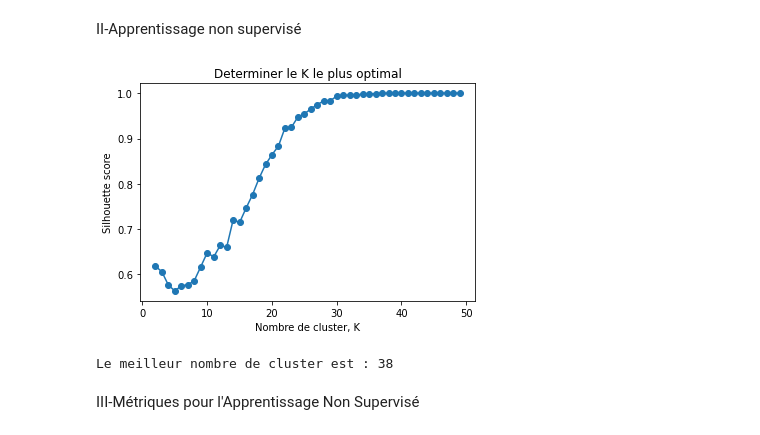
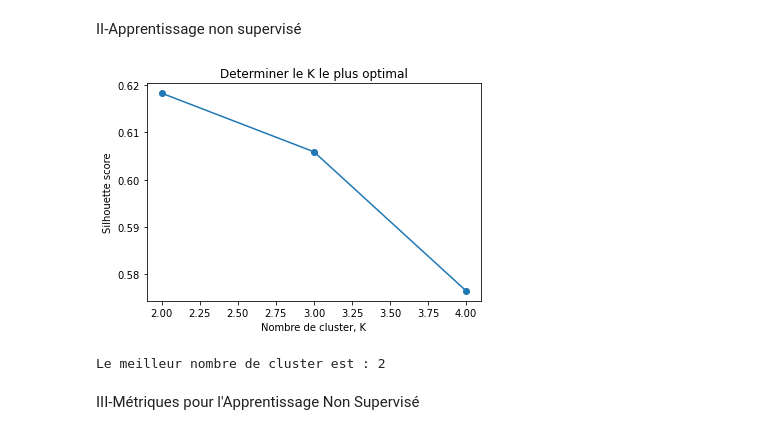
Before and after one commit to joelmw24/ProjetIA, a Jupyter notebook: besoin1.ipynb, the cells around one changed output. Drawn from its saved outputs; the diff is of its cells as text; code cells hidden in the pictures.

```diff
--- a/besoin1.ipynb
+++ b/besoin1.ipynb
@@ -40,36 +40,36 @@ II-Apprentissage non supervisé
 import numpy as np
 from sklearn.cluster import KMeans
 from sklearn.metrics import silhouette_score
 import matplotlib.pyplot as plt
 
 # Plage de valeurs de K à tester
-range_n_clusters = list(range(2, 50))
+range_n_clusters = list(range(2, 5))
 silhouette_avg = []
 
 for num_clusters in range_n_clusters:
     # Initialisation de KMeans avec `num_clusters`
     kmeans = KMeans(n_clusters=num_clusters, random_state=10)
 
     # Fit et prédictions
     cluster_labels = kmeans.fit_predict(X)
 
     # Calcul du score de silhouette
     score = silhouette_score(X, cluster_labels)
     silhouette_avg.append(score)
 
 # Tracer les scores de silhouette pour chaque valeur de K
 plt.plot(range_n_clusters, silhouette_avg, marker='o')
 plt.xlabel('Nombre de cluster, K')
 plt.ylabel('Silhouette score')
 plt.title('Determiner le K le plus optimal')
 plt.show()
 
 # Trouver le K qui maximise le score de silhouette
 best_k = range_n_clusters[np.argmax(silhouette_avg)]
 print(f'Le meilleur nombre de cluster est :', best_k)
 # %% [output]
-[figure, old version]
+[figure, new version]
-Le meilleur nombre de cluster est : 38
+Le meilleur nombre de cluster est : 2
 # %%
 from sklearn.cluster import KMeans
 
```
Also changed, not shown: parts of 6 cells of this notebook, 1 other file.
